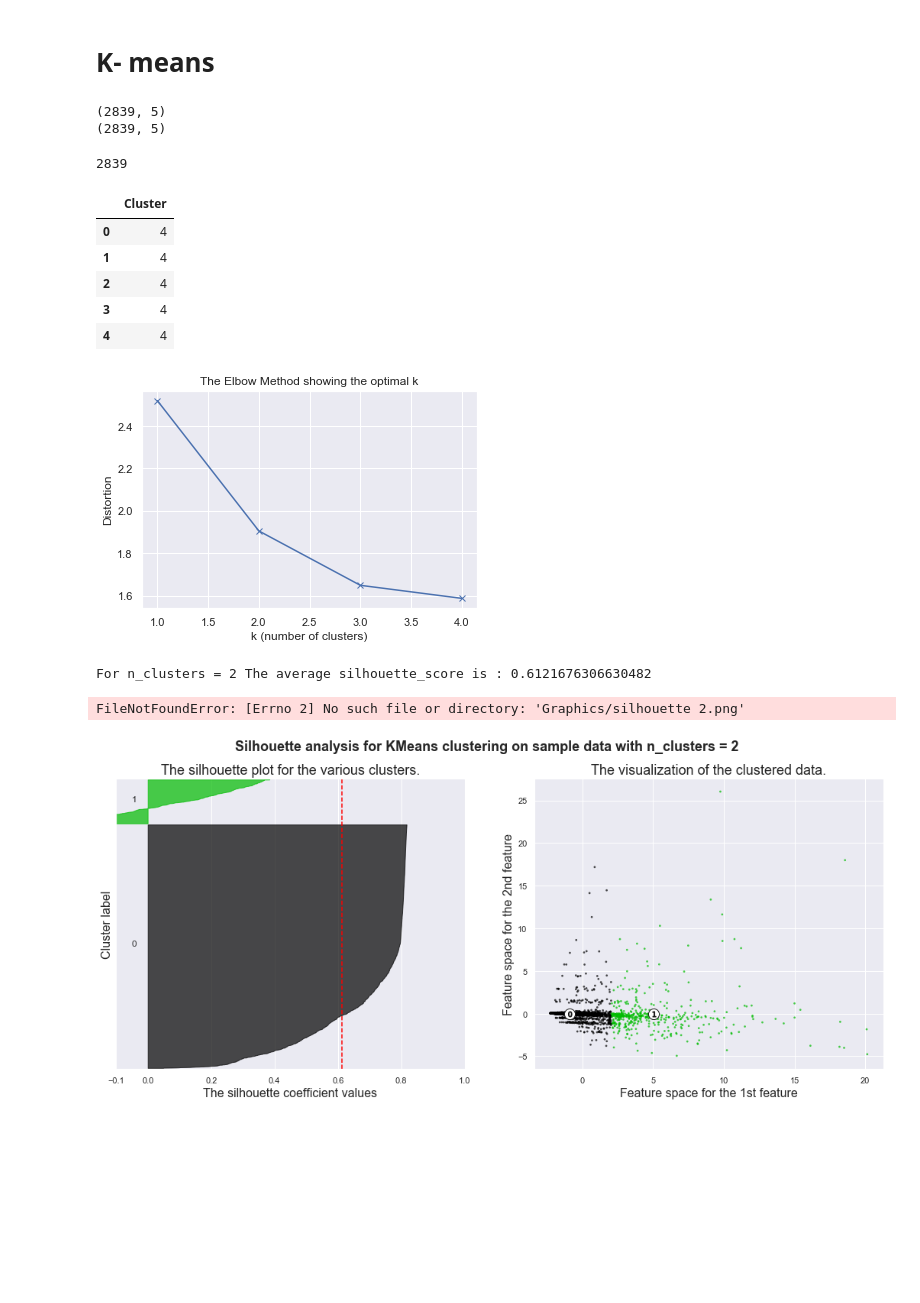
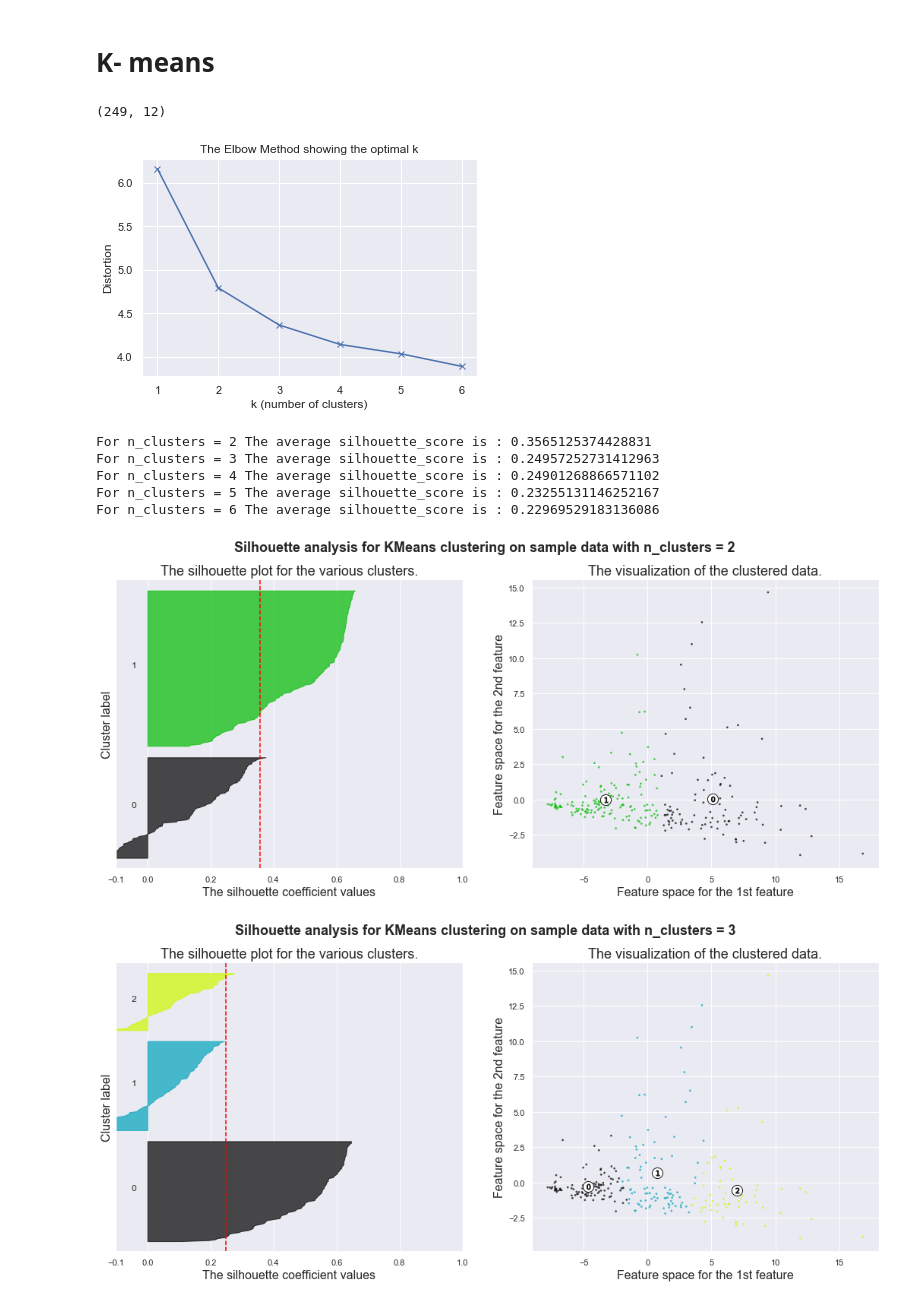
Before and after one commit to abaum1/mobilitymotifs, a Jupyter notebook: K means and PCA.ipynb, the cells around one changed output. Saved outputs shown, nothing was run; the diff lists cells and outputs as text; code cells hidden in the pictures; blank space fills up the shorter version.

```diff
--- a/K means and PCA.ipynb
+++ b/K means and PCA.ipynb
@@ -32,5 +42,5 @@ plt.title("Pairwise Feature Correlations");
 # %%
-features = zcode_data[[col for col in zcode_data.columns if col not in ['internal', "zip code"]]].columns
+features = zcode_data[[col for col in zcode_data.columns if col not in ['internal', "ZIP"]]].columns
 print("num feats: ", len(features))
 features
 # %% [output]
@@ -66,5 +94,5 @@ array([[-0.23869716, -0.17514872, -0.3283402 , ...,  0.34696507,
 # %%
-n_components = 5
+n_components = 12
 pca_model = PCA(n_components)
 principalComponents = pca_model.fit_transform(standard_data)
 principalDf = pd.DataFrame(data = principalComponents
@@ -243,34 +284,15 @@ from sklearn.cluster import DBSCAN
 # Keep the top 5 principal components to use in clustering
 print(principalComponents.shape)
 
-y = principalComponents[:,0:5]
-
-print(y.shape)
+y = principalComponents[:,0:n_components]
+# y = PCs
+# print(y.shape)
 # %% [output]
-(2839, 5)
-(2839, 5)
+(249, 12)
-# %%
-kmeans = KMeans(n_clusters=5).fit(y)
-
-# Getting the cluster labels
-labels = kmeans.predict(y)
-print(len(labels))
-# %% [output]
-2839
-# %%
-clusters = pd.DataFrame(labels, columns=['Cluster'])
-clusters.head()
-# %% [output]
-|  | Cluster |
-| 0 | 4 |
-| 1 | 4 |
-| 2 | 4 |
-| 3 | 4 |
-| 4 | 4 |
 # %%
 # k means determine k
 distortions = []
-K = range(1,5)
+K = range(1,7)
 for k in K:
     kmeanModel = KMeans(n_clusters=k).fit(y)
     kmeanModel.fit(y)
@@ -283,9 +305,9 @@ plt.ylabel('Distortion')
 plt.title('The Elbow Method showing the optimal k')
 plt.show()
 # %% [output]
-[figure, old version]
+[figure, new version]
 # %%
-range_n_clusters = [2, 3, 4]
+range_n_clusters = [2, 3, 4, 5, 6]
 
 for n_clusters in range_n_clusters:
     # Create a subplot with 1 row and 2 columns
@@ -345,34 +367,38 @@ for n_clusters in range_n_clusters:
     # The vertical line for average silhouette score of all the values
     ax1.axvline(x=silhouette_avg, color="red", linestyle="--")
 
     ax1.set_yticks([])  # Clear the yaxis labels / ticks
     ax1.set_xticks([-0.1, 0, 0.2, 0.4, 0.6, 0.8, 1])
 
     # 2nd Plot showing the actual clusters formed
     colors = cm.nipy_spectral(cluster_labels.astype(float) / n_clusters)
     ax2.scatter(y[:, 0], y[:, 1], marker='.', s=30, lw=0, alpha=0.7,
                 c=colors, edgecolor='k')
 
     # Labeling the clusters
     centers = clusterer.cluster_centers_
     # Draw white circles at cluster centers
     ax2.scatter(centers[:, 0], centers[:, 1], marker='o',
                 c="white", alpha=1, s=200, edgecolor='k')
 
     for i, c in enumerate(centers):
         ax2.scatter(c[0], c[1], marker='$%d$' % i, alpha=1,
                     s=50, edgecolor='k')
 
     ax2.set_title("The visualization of the clustered data.", fontsize=18)
     ax2.set_xlabel("Feature space for the 1st feature", fontsize=16)
     ax2.set_ylabel("Feature space for the 2nd feature", fontsize=16)
 
     plt.suptitle(("Silhouette analysis for KMeans clustering on sample data "
                   "with n_clusters = %d" % n_clusters),
                  fontsize=18, fontweight='bold')
-    plt.savefig('Graphics/silhouette %d.png' % n_clusters,dpi=600)
+    #plt.savefig('Graphics/silhouette %d.png' % n_clusters,dpi=600)
 plt.show()
 # %% [output]
-For n_clusters = 2 The average silhouette_score is : 0.6121676306630482
+For n_clusters = 2 The average silhouette_score is : 0.3565125374428831
+For n_clusters = 3 The average silhouette_score is : 0.24957252731412963
+For n_clusters = 4 The average silhouette_score is : 0.24901268866571102
+For n_clusters = 5 The average silhouette_score is : 0.23255131146252167
+For n_clusters = 6 The average silhouette_score is : 0.22969529183136086
-FileNotFoundError: [Errno 2] No such file or directory: 'Graphics/silhouette 2.png'
-[figure, old version]
+[figure, new version]
+[figure, added]
```
Also changed, not shown: parts of 25 cells of this notebook.
